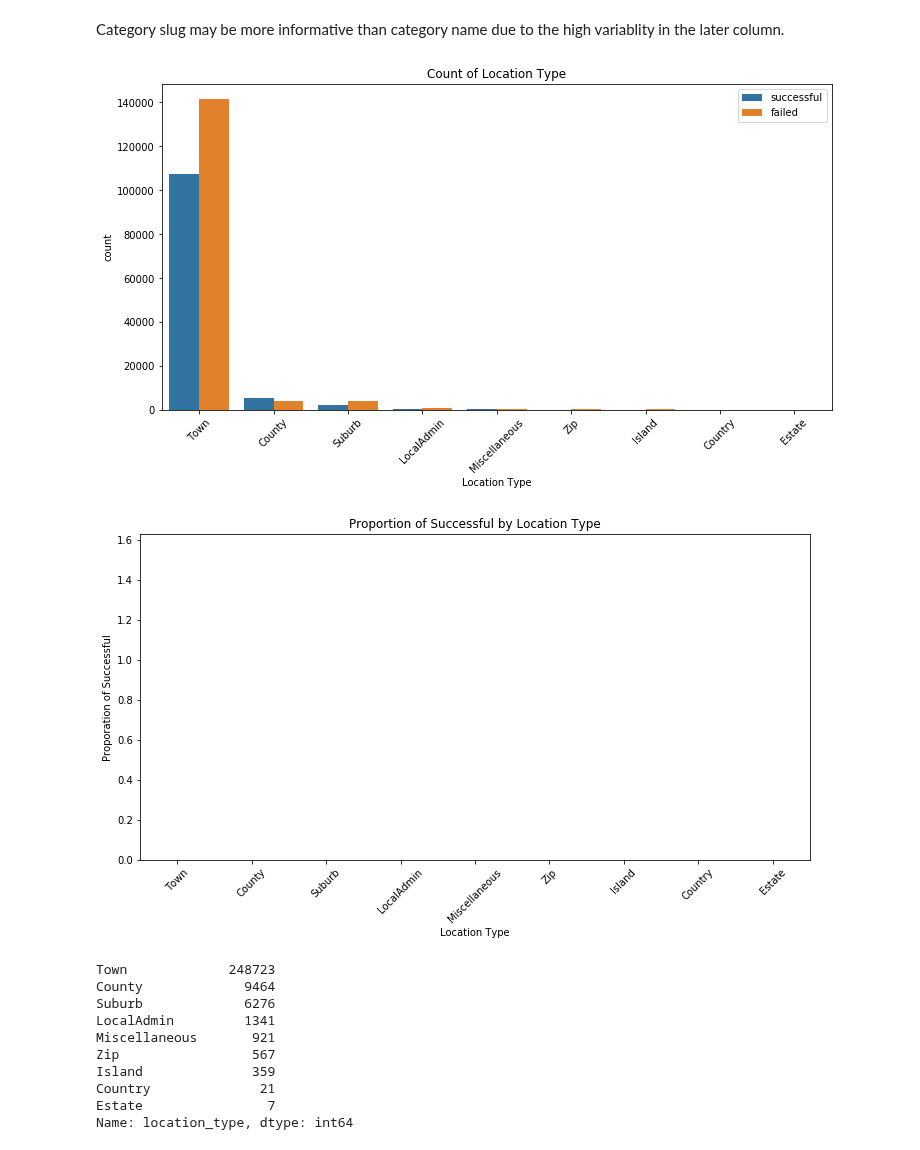
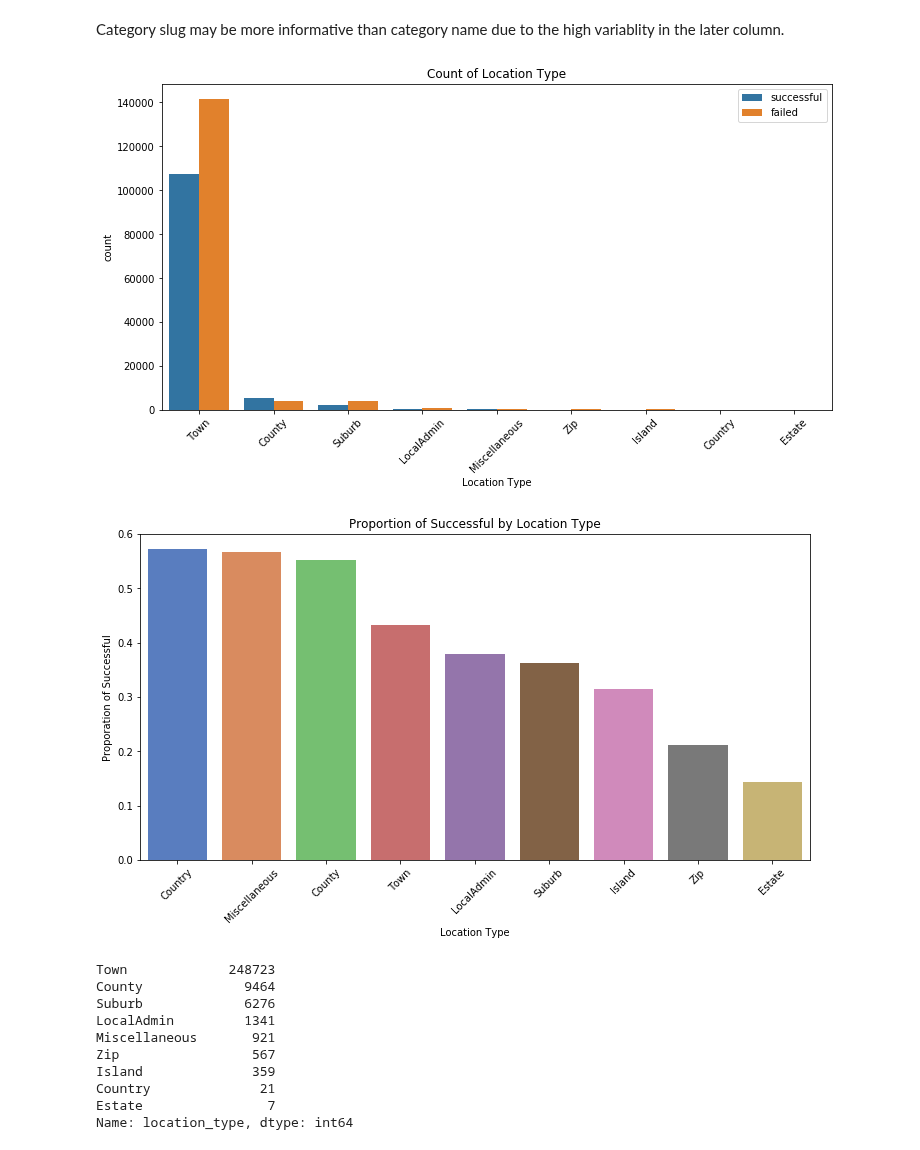
Before and after one commit to dwitten392/Springboard---DW, a Jupyter notebook: Capstone 1 - Kickstarter/Kickstarter Projects - Cleaning and Visualization.ipynb, the cells around one changed output. Cells and saved outputs as stored; diff of their text form; code cells hidden in the pictures.

```diff
--- a/Capstone 1 - Kickstarter/Kickstarter Projects - Cleaning and Visualization.ipynb
+++ b/Capstone 1 - Kickstarter/Kickstarter Projects - Cleaning and Visualization.ipynb
@@ -757,25 +757,25 @@ Category slug may be more informative than category name due to the high variabl
 # %%
 fig = plt.figure(figsize = (12, 6))
 chart = sns.countplot(x = 'location_type', hue = 'binary_state', data = cleaned_data, order=cleaned_data.location_type.value_counts().index)
 chart.set_xticklabels(chart.get_xticklabels(), rotation=45)
 plt.legend(title ='')
 plt.xlabel('Location Type')
 plt.title("Count of Location Type")
 plt.show()
 
 #probability distribution
-y = (cleaned_data['location_type'].loc[cleaned_data['binary_state'] == True].value_counts())/(cleaned_data['location_type'].value_counts())
+y = (cleaned_data['location_type'].loc[cleaned_data['binary_state'] == 'successful'].value_counts())/(cleaned_data['location_type'].value_counts())
 y = y.sort_values(ascending = False)
 fig=plt.figure(figsize=(12,6))
 ax = sns.barplot(x = y.index, y = y, order=y.index, palette = 'muted')
 ax.set_xticklabels(ax.get_xticklabels(), rotation=45)
 plt.xlabel('Location Type')
 plt.ylabel('Proporation of Successful')
 plt.title('Proportion of Successful by Location Type')
 plt.show()
 # %% [output]
 [figure]
-[figure, old version]
+[figure, new version]
 # %%
 #too much concentration in town for the data to be useful?
 print(cleaned_data.location_type.value_counts())
```
Also changed, not shown: parts of 3 cells of this notebook.
